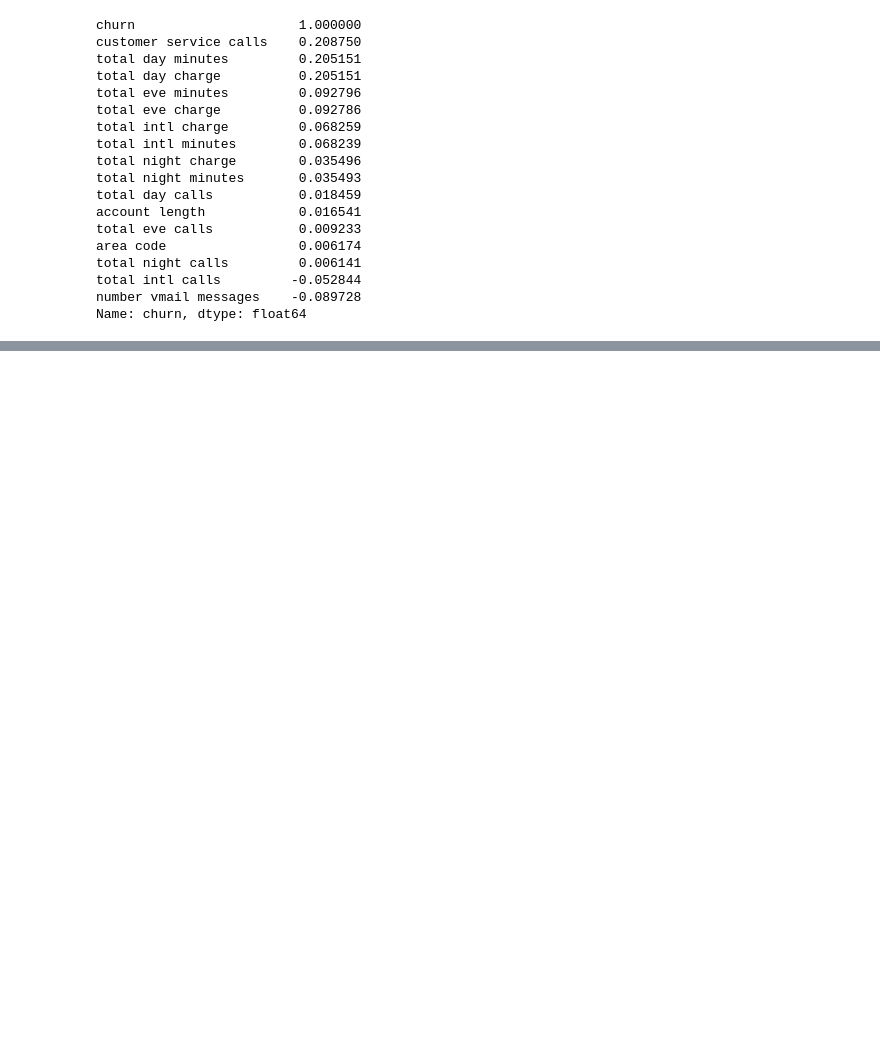
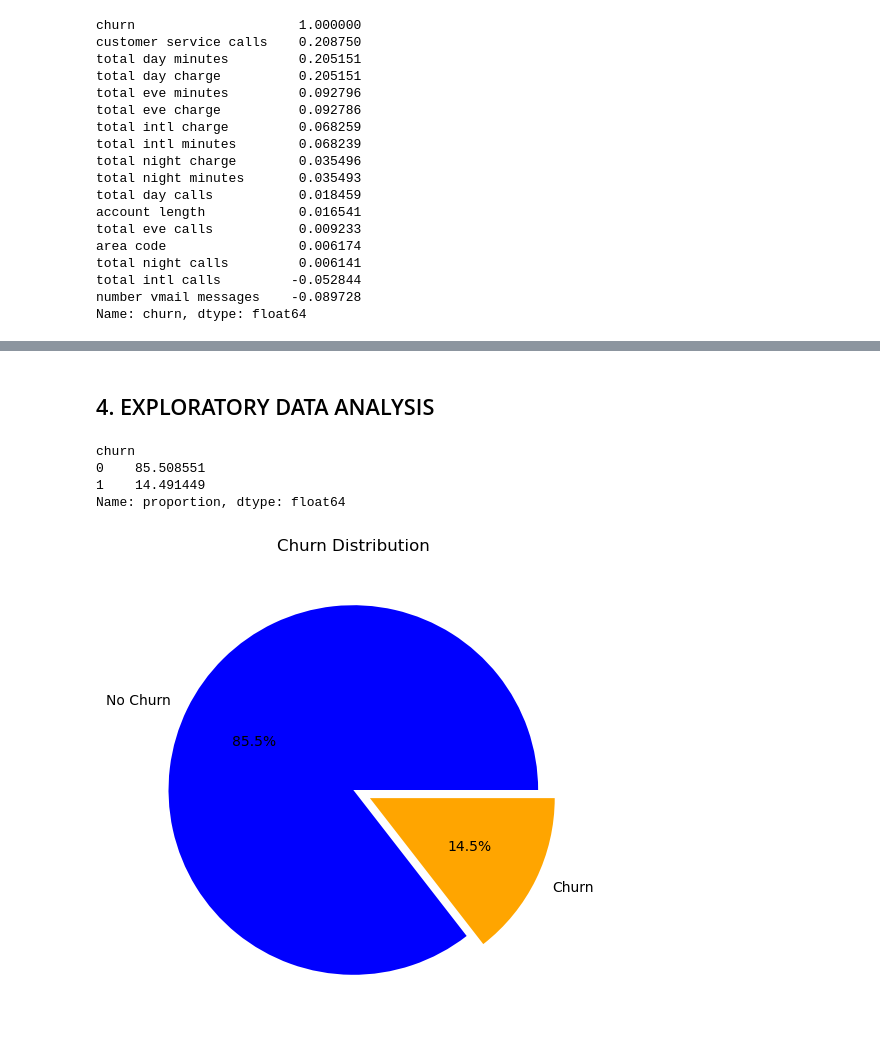
Before and after one commit to Kiplagat8/dsft13hybrid_phase3_project_group4, a Jupyter notebook: index.ipynb, the cells around one changed output, grey strips where cells are left out. Saved outputs shown, nothing was run; the diff lists cells and outputs as text; code cells hidden in the pictures; blank space fills up the shorter version.

```diff
--- a/index.ipynb
+++ b/index.ipynb
@@ -256,0 +239,6 @@ Name: churn, dtype: float64
+# %%
+df['international_plan'] = df['international_plan'].map({'yes': 1, 'no': 0})
+df['voice_mail_plan'] = df['voice_mail_plan'].map({'yes': 1, 'no': 0})
+# %%
+#Drop the phone_number column since we wont be using it.
+df=df.drop(["phone_number"], axis=1)
@@ -256,0 +265,20 @@ Name: churn, dtype: float64
+# %%
+#perfoming one hot encoding on state and area code
+
+# Columns to encode
+encode_cols = ['state', 'area_code']
+
+# Initializing the encoder
+encoder = OneHotEncoder(drop='first', sparse_output=False, handle_unknown='ignore')
+
+# Fit + transform
+encoded = encoder.fit_transform(df[encode_cols])
+
+encoded_df = pd.DataFrame(encoded,
+                          columns=encoder.get_feature_names_out(encode_cols),
+                          index=df.index)
+
+# Replacing original columns with encoded ones
+df_encoded = pd.concat([df.drop(encode_cols, axis=1), encoded_df], axis=1)
+
+df_encoded.head()
@@ -256,0 +293,3 @@ Name: churn, dtype: float64
+# %%
+# Encoding the target variable churn to a binary classification target
+df_encoded['churn']=df_encoded['churn'].astype(int)
@@ -256,0 +320,20 @@ Name: churn, dtype: float64
+# %% [markdown]
+## 4. EXPLORATORY DATA ANALYSIS
+# %%
+# checking for imbalanced class in the target variable
+# percentage of customers who churned vs those who did not churn.
+df_encoded["churn"].value_counts(normalize=True) * 100
+# %% [output]
+churn
+0    85.508551
+1    14.491449
+Name: proportion, dtype: float64
+# %%
+#plotting the class distribution using pie chart showing their proportions
+plt.figure(figsize=(6,6))
+df_encoded['churn'].value_counts().plot.pie(colors=['blue', 'orange'], labels=['No Churn', 'Churn'], explode=[0, 0.1],autopct='%1.1f%%' )
+plt.title('Churn Distribution')
+plt.ylabel("")
+plt.show()
+# %% [output]
+[figure, added]
```
Also changed, not shown: parts of 104 cells of this notebook, 1 other file.
